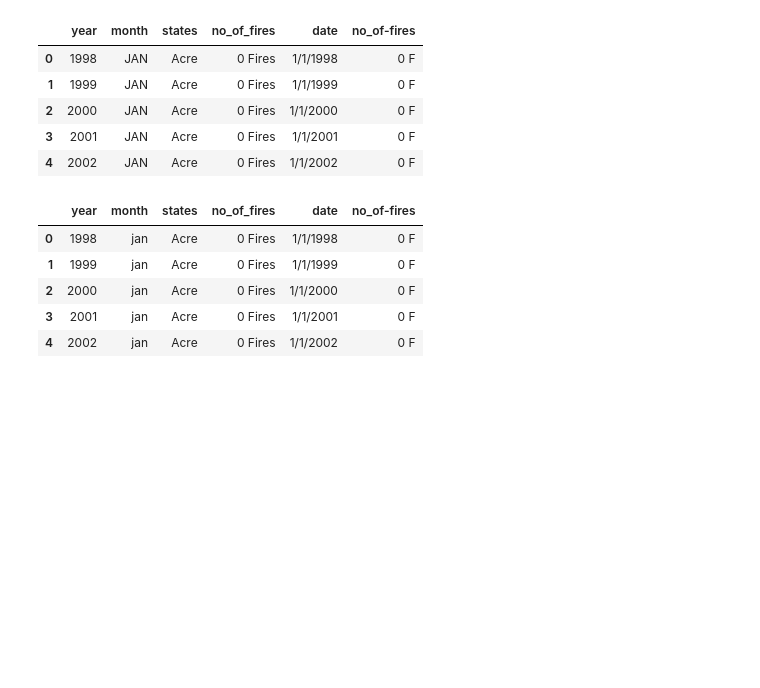
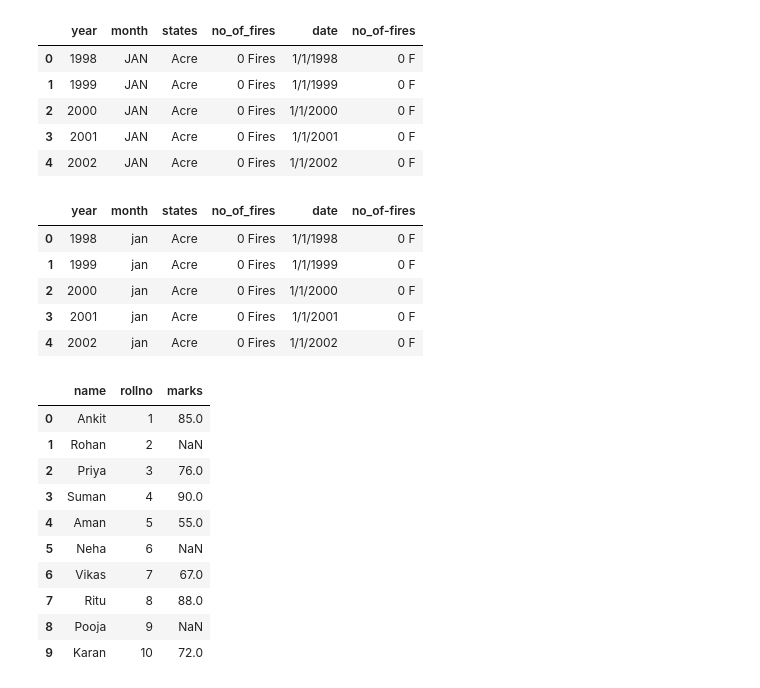
Before and after one commit to CodingwithAnkit-tech/Python_library, a Jupyter notebook: Python_libraray/pandas_data_cleaning.ipynb, the cells around one changed output. Cells and saved outputs as stored; diff of their text form; code cells hidden in the pictures; blank space fills up the shorter version.

```diff
--- a/Python_libraray/pandas_data_cleaning.ipynb
+++ b/Python_libraray/pandas_data_cleaning.ipynb
@@ -183,3 +180,32 @@ df.head()
 | 2 | 2000 | jan | Acre | 0 Fires | 1/1/2000 | 0 F |
 | 3 | 2001 | jan | Acre | 0 Fires | 1/1/2001 | 0 F |
 | 4 | 2002 | jan | Acre | 0 Fires | 1/1/2002 | 0 F |
+# %%
+# Deleting all null values
+# syntax-
+    # var.dropna(inplace=True)
+import pandas as pd
+import numpy as np
+
+data = {
+    'name': ['Ankit', 'Rohan', 'Priya', 'Suman', 'Aman', 'Neha', 'Vikas', 'Ritu', 'Pooja', 'Karan'],
+    'rollno': [1, 2, 3, 4, 5, 6, 7, 8, 9, 10],
+    'marks': [85, None, 76, 90, 55, None, 67, 88, None, 72]
+}
+
+df1 = pd.DataFrame(data)
+
+#print(df1)
+df1
+# %% [output]
+|  | name | rollno | marks |
+| 0 | Ankit | 1 | 85.0 |
+| 1 | Rohan | 2 | NaN |
+| 2 | Priya | 3 | 76.0 |
+| 3 | Suman | 4 | 90.0 |
+| 4 | Aman | 5 | 55.0 |
+| 5 | Neha | 6 | NaN |
+| 6 | Vikas | 7 | 67.0 |
+| 7 | Ritu | 8 | 88.0 |
+| 8 | Pooja | 9 | NaN |
+| 9 | Karan | 10 | 72.0 |
```
Also changed, not shown: parts of 17 cells of this notebook.
